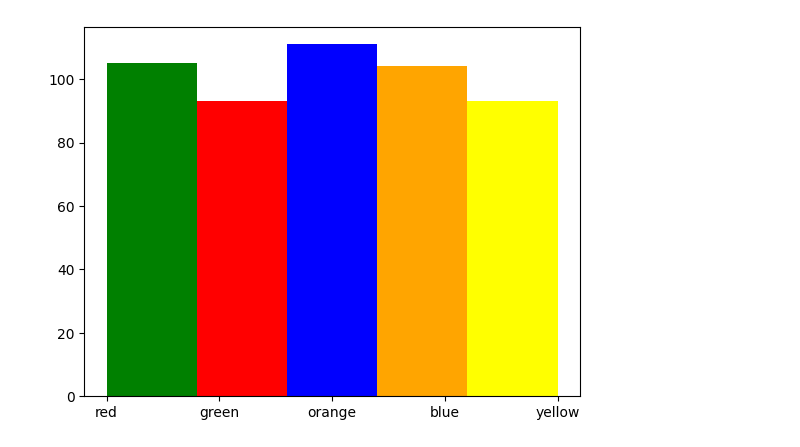
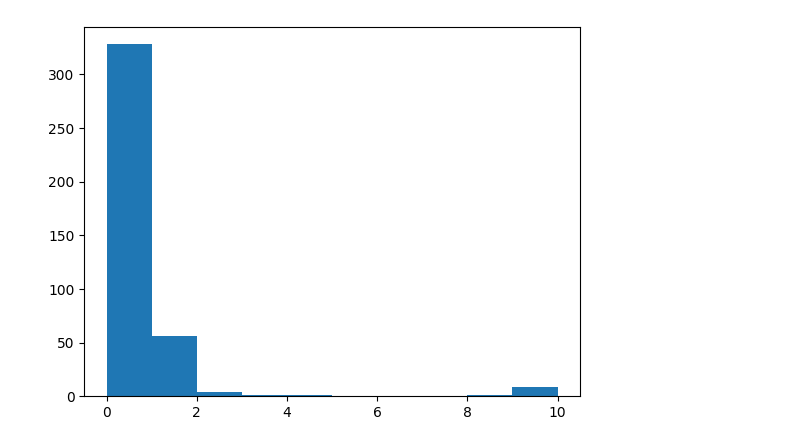
Before and after one commit to karoljanic/stem-soccer, a Jupyter notebook: investigation.ipynb, the cells around one changed output. Drawn from its saved outputs; the diff is of its cells as text; code cells hidden in the pictures.

```diff
--- a/investigation.ipynb
+++ b/investigation.ipynb
@@ -186,39 +186,42 @@ def edge_coloring_1(G, source, target):
 
 def edge_coloring_2(G, source, target):
     adjacency_edges = G.edges(source)
     adjacency_edges_colors = [G.edges[edge]['color'] for edge in adjacency_edges if 'color' in G.edges[edge]]
     distinct_colors = set(adjacency_edges_colors + ['red', 'green', 'blue', 'magenta'])
     colors_count = {color: 1 / (1 + adjacency_edges_colors.count(color))**2 for color in distinct_colors}
 
     # print(f"source: {source}, target: {target}: {adjacency_edges} - {adjacency_edges_colors} - {colors_count}")
     return roll(colors_count)[0]
 
 
 N = 400
 M = 8
 P = 0.2
 
 # barabasi_albert_graph = barabasi_albert_with_coloring(N, M, identity_coloring('black'), edge_coloring_2)
 # node_colors = [barabasi_albert_graph.nodes[node]['color'] for node in barabasi_albert_graph.nodes]
 # edge_colors = [barabasi_albert_graph.edges[edge]['color'] for edge in barabasi_albert_graph.edges]
 
 # nx.draw(barabasi_albert_graph, with_labels=False, node_color=node_colors, edge_color=edge_colors)
 
 sequence_random_graph = sequence_random_graph(N, M, ['red', 'green', 'blue', 'yellow', 'orange'])
 edge_colors = [sequence_random_graph.edges[edge]['color'] for edge in sequence_random_graph.edges]
 nx.draw(sequence_random_graph, with_labels=False, node_size=10, node_color='black', edge_color=edge_colors)
 
 plt.clf()
 
 # create edge colors histogram
-edge_colors = [sequence_random_graph.edges[edge]['color'] for edge in sequence_random_graph.edges]
-edge_distinct_colors = list(set(edge_colors))
-N, bins, patches = plt.hist(edge_colors, bins=len(edge_distinct_colors))
+# edge_colors = [sequence_random_graph.edges[edge]['color'] for edge in sequence_random_graph.edges]
+# edge_distinct_colors = list(set(edge_colors))
+# N, bins, patches = plt.hist(edge_colors, bins=len(edge_distinct_colors))
 
-for i in range(5):
-    patches[i].set_facecolor(edge_distinct_colors[i])
+# for i in range(5):
+#     patches[i].set_facecolor(edge_distinct_colors[i])
+
+node_degrees = [sequence_random_graph.degree(node) for node in sequence_random_graph.nodes]
+N, bins, patches = plt.hist(node_degrees, bins=range(max(node_degrees) + 2))
 # %% [output]
-[figure, old version]
+[figure, new version]
 # %%
 VERTICES_NUMBER = 6
 ADD_EDGE_PROBABILITY = 0.8
```
Also changed, not shown: parts of 3 cells of this notebook.
